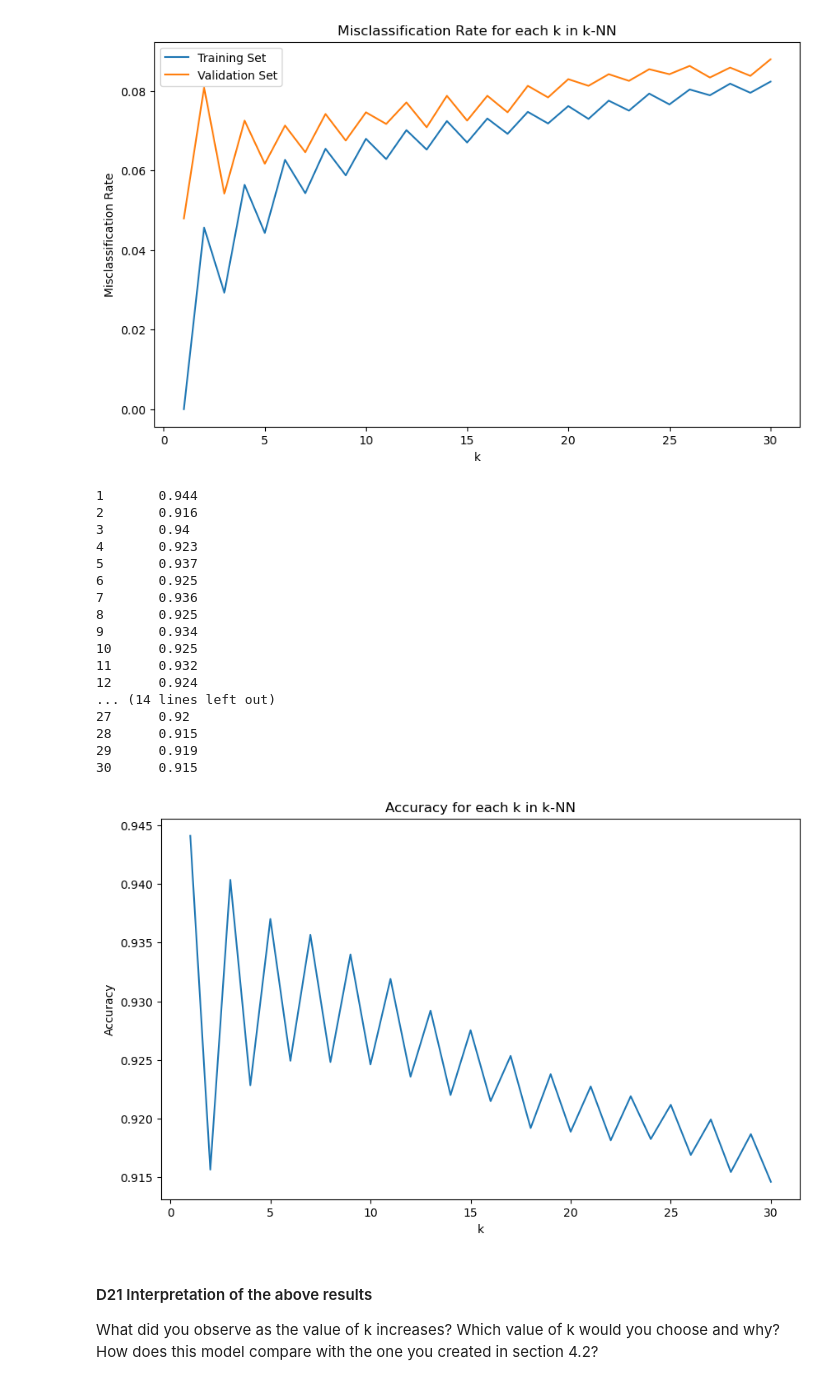
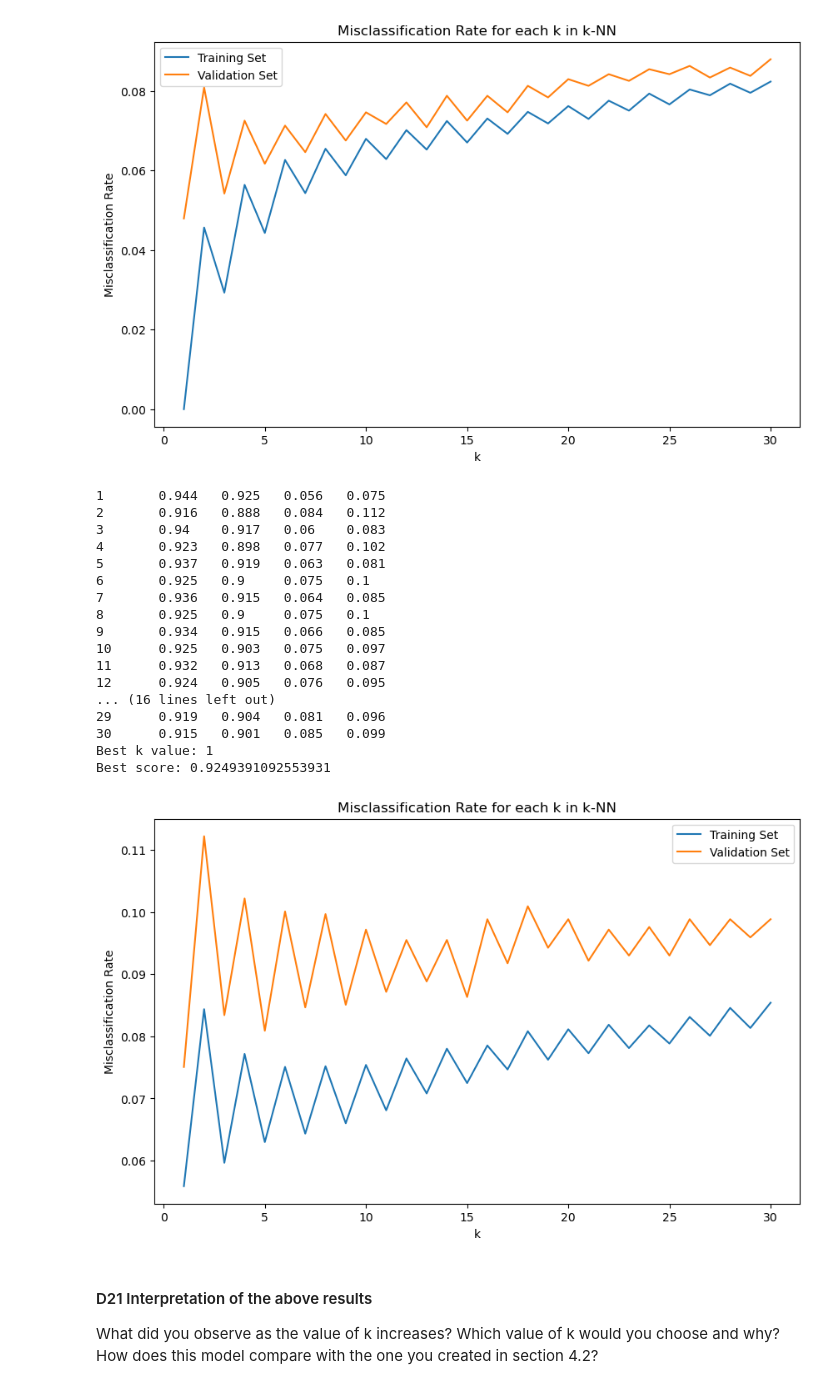
Before and after one commit to LisonLau/CITS5508-Assignments, a Jupyter notebook: Assignment 1 (15%)/assig1_23123849.ipynb, the cells around one changed output. Cells and saved outputs as stored; diff of their text form; code cells hidden in the pictures.

```diff
--- a/Assignment 1 (15%)/assig1_23123849.ipynb
+++ b/Assignment 1 (15%)/assig1_23123849.ipynb
@@ -708,50 +705,65 @@ Best accuracy: 0.9520433694745621
 # %%
 from sklearn.preprocessing import StandardScaler
 from sklearn.model_selection import cross_val_score
 
 k_values = range(1,31)
-scores = []
 scaler = StandardScaler()
-scaled_x = scaler.fit_transform(train_x)
+scaled_tx = scaler.fit_transform(train_x)
+scaled_vx = scaler.fit_transform(valid_x)
 
 best_k = None
-best_accuracy = 0
+best_score = 0
 d20_trates, d20_vrates = [], []
 
 # Try for different k values
 for k in k_values:
     # Create and train the k-NN model
     knn = KNeighborsClassifier(n_neighbors=k)
-    score = cross_val_score(knn, scaled_x, train_y, cv=5)
-    scores.append(np.mean(score))
-    print(f"{k}\t{round(np.mean(score),3)}")
+    t_score = cross_val_score(knn, scaled_tx, train_y, cv=5)
+    v_score = cross_val_score(knn, scaled_vx, valid_y, cv=5)
+    misclass_trate = 1 - np.mean(t_score)
+    misclass_vrate = 1 - np.mean(v_score)
+    d20_trates.append(misclass_trate)
+    d20_vrates.append(misclass_vrate)
 
-# Plot accuracy for each k value
+    if np.mean(v_score) > best_score:
+        best_k = k
+        best_score = np.mean(v_score)
+
+    print(f"{k}\t{round(np.mean(t_score),3)}\t{round(np.mean(v_score),3)}\t{round(misclass_trate,3)}\t{round(misclass_vrate,3)}")
+
+# Print the best k value and score
+print("Best k value:", best_k)
+print("Best score:", best_score)
+
+# Plot the misclassification rates for training and validation sets
 plt.figure(figsize=(10, 6))
-plt.plot(k_values, scores)
+plt.plot(k_values, d20_trates, label='Training Set')
+plt.plot(k_values, d20_vrates, label='Validation Set')
 plt.xlabel('k')
-plt.ylabel('Accuracy')
-plt.title('Accuracy for each k in k-NN')
+plt.ylabel('Misclassification Rate')
+plt.title('Misclassification Rate for each k in k-NN')
+plt.legend()
 plt.show()
 # %% [output]
-1       0.944
-2       0.916
-3       0.94
-4       0.923
-5       0.937
-6       0.925
-7       0.936
-8       0.925
-9       0.934
-10      0.925
-11      0.932
-12      0.924
-... (14 lines left out)
-27      0.92
-28      0.915
-29      0.919
-30      0.915
+1       0.944   0.925   0.056   0.075
+2       0.916   0.888   0.084   0.112
+3       0.94    0.917   0.06    0.083
+4       0.923   0.898   0.077   0.102
+5       0.937   0.919   0.063   0.081
+6       0.925   0.9     0.075   0.1
+7       0.936   0.915   0.064   0.085
+8       0.925   0.9     0.075   0.1
+9       0.934   0.915   0.066   0.085
+10      0.925   0.903   0.075   0.097
+11      0.932   0.913   0.068   0.087
+12      0.924   0.905   0.076   0.095
+... (16 lines left out)
+29      0.919   0.904   0.081   0.096
+30      0.915   0.901   0.085   0.099
+Best k value: 1
+Best score: 0.9249391092553931
-[figure, old version]
+[figure, new version]
 # %% [markdown]
 #### D21 Interpretation of the above results
 
```
Also changed, not shown: parts of 11 cells of this notebook.
